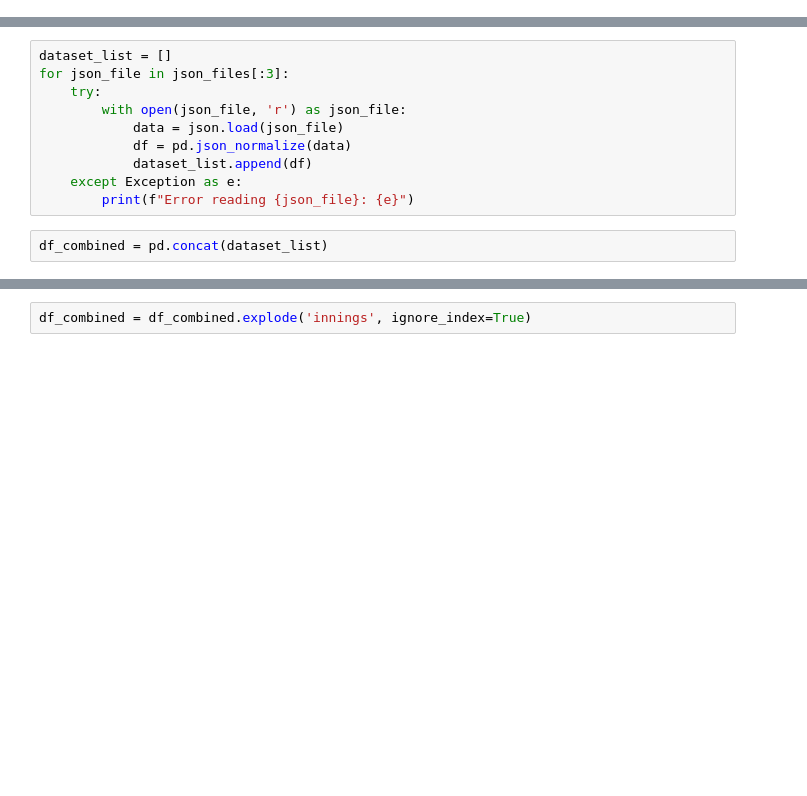
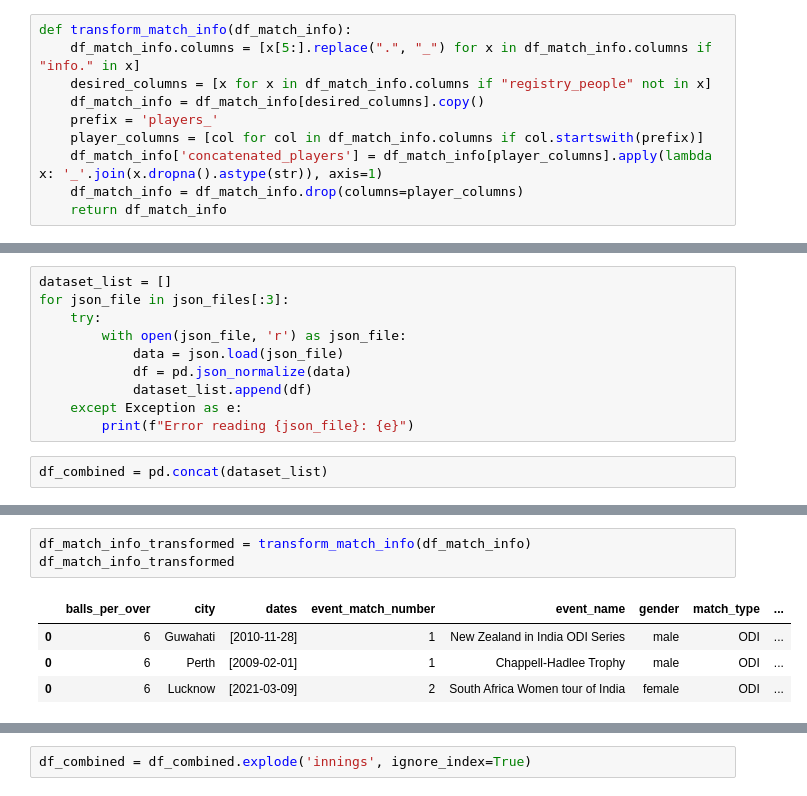
Before and after one commit to vanandjiwala/python_notebooks, a Jupyter notebook: cricket-etl-python/sample-etl.ipynb, the cells around one changed output, grey strips where cells are left out. Saved outputs shown, nothing was run; the diff lists cells and outputs as text; blank space fills up the shorter version.

```diff
--- a/cricket-etl-python/sample-etl.ipynb
+++ b/cricket-etl-python/sample-etl.ipynb
@@ -5,0 +8,10 @@ import json
+# %%
+def transform_match_info(df_match_info):
+    df_match_info.columns = [x[5:].replace(".", "_") for x in df_match_info.columns if "info." in x]
+    desired_columns = [x for x in df_match_info.columns if "registry_people" not in x]
+    df_match_info = df_match_info[desired_columns].copy()
+    prefix = 'players_'
+    player_columns = [col for col in df_match_info.columns if col.startswith(prefix)]
+    df_match_info['concatenated_players'] = df_match_info[player_columns].apply(lambda x: '_'.join(x.dropna().astype(str)), axis=1)
+    df_match_info = df_match_info.drop(columns=player_columns)
+    return df_match_info
@@ -23,0 +75,8 @@ df_combined = pd.concat(dataset_list)
+# %%
+df_match_info_transformed = transform_match_info(df_match_info)
+df_match_info_transformed
+# %% [output]
+|  | balls_per_over | city | dates | event_match_number | event_name | gender | match_type | ... |
+| 0 | 6 | Guwahati | [2010-11-28] | 1 | New Zealand in India ODI Series | male | ODI | ... |
+| 0 | 6 | Perth | [2009-02-01] | 1 | Chappell-Hadlee Trophy | male | ODI | ... |
+| 0 | 6 | Lucknow | [2021-03-09] | 2 | South Africa Women tour of India | female | ODI | ... |
```
Also changed, not shown: parts of 26 cells of this notebook.
